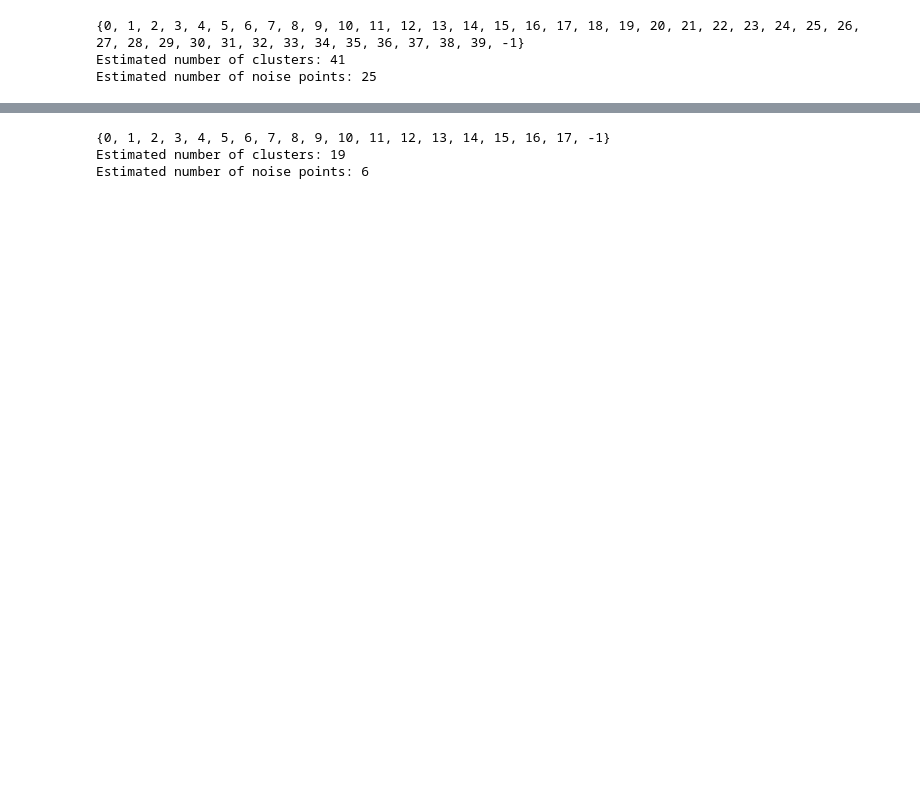
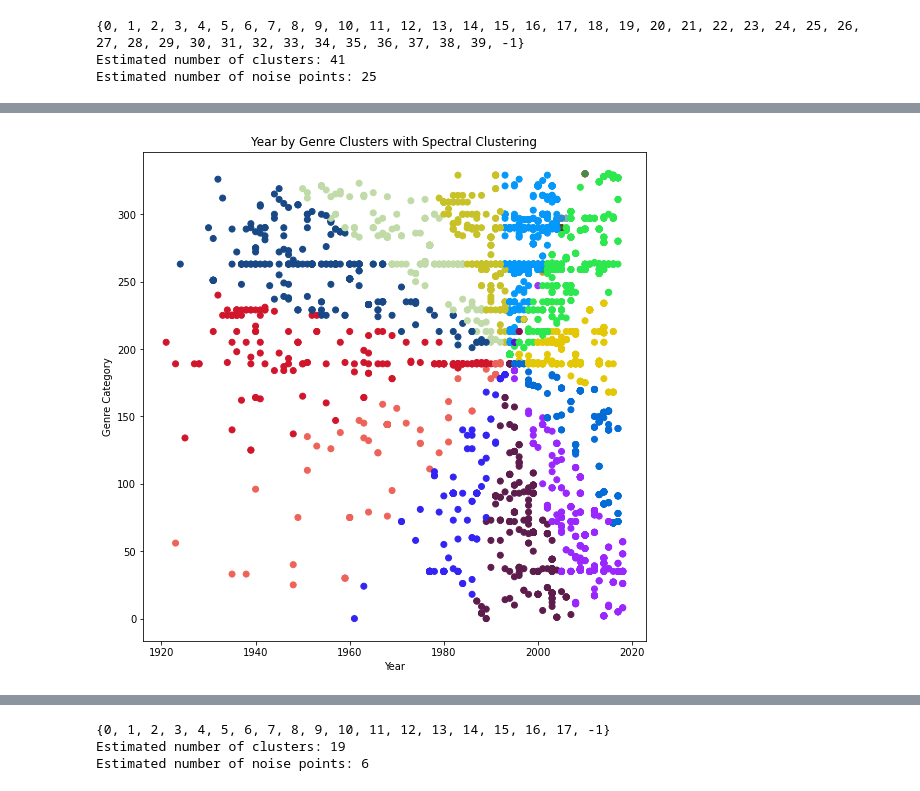
Before and after one commit to anissakhan/731-Project-3-Khan, a Jupyter notebook: Notebooks/731-Project3.ipynb, the cells around one changed output, grey strips where cells are left out. Saved outputs shown, nothing was run; the diff lists cells and outputs as text; code cells hidden in the pictures; blank space fills up the shorter version.

```diff
--- a/Notebooks/731-Project3.ipynb
+++ b/Notebooks/731-Project3.ipynb
@@ -383,0 +417,22 @@ dfAll
+# %%
+def genColorsSpec(n_clusters_spec):
+    colors={}
+    r = 0
+    b = 0
+    g = 0
+    color = (r, g, b)
+
+    #colors[-1]=(0,0,0)
+    for i in range(0,n_clusters_spec):
+        #while r==0 and b==0 and g==0:
+        r = random.random()
+        b = random.random()
+        g = random.random()
+        color = (r, g, b)
+        colors[i]=color
+        #print(colors[i])
+
+
+
+    cvec = [colors[label] for label in labels_rbf]
+    return cvec
@@ -534,0 +532,18 @@ dfTest_normalized
+# %%
+# Building the clustering model
+n_clusters_spec=41
+spectral_model_rbf = SpectralClustering(n_clusters = 41, affinity ='rbf')
+
+# Training the model and Storing the predicted cluster labels
+labels_rbf = spectral_model_rbf.fit_predict(dfTest_normalized)
+# %%
+cvec=genColorsSpec(n_clusters_spec)
+
+plt.figure(figsize =(9, 9))
+plt.scatter(dfTest['year'], dfTest['genreCat'], c = cvec)
+plt.title('Year by Genre Clusters with Spectral Clustering')
+plt.xlabel('Year')
+plt.ylabel('Genre Category')
+plt.show()
+# %% [output]
+[figure, added]
```
Also changed, not shown: parts of 50 cells of this notebook, 4 other files.
